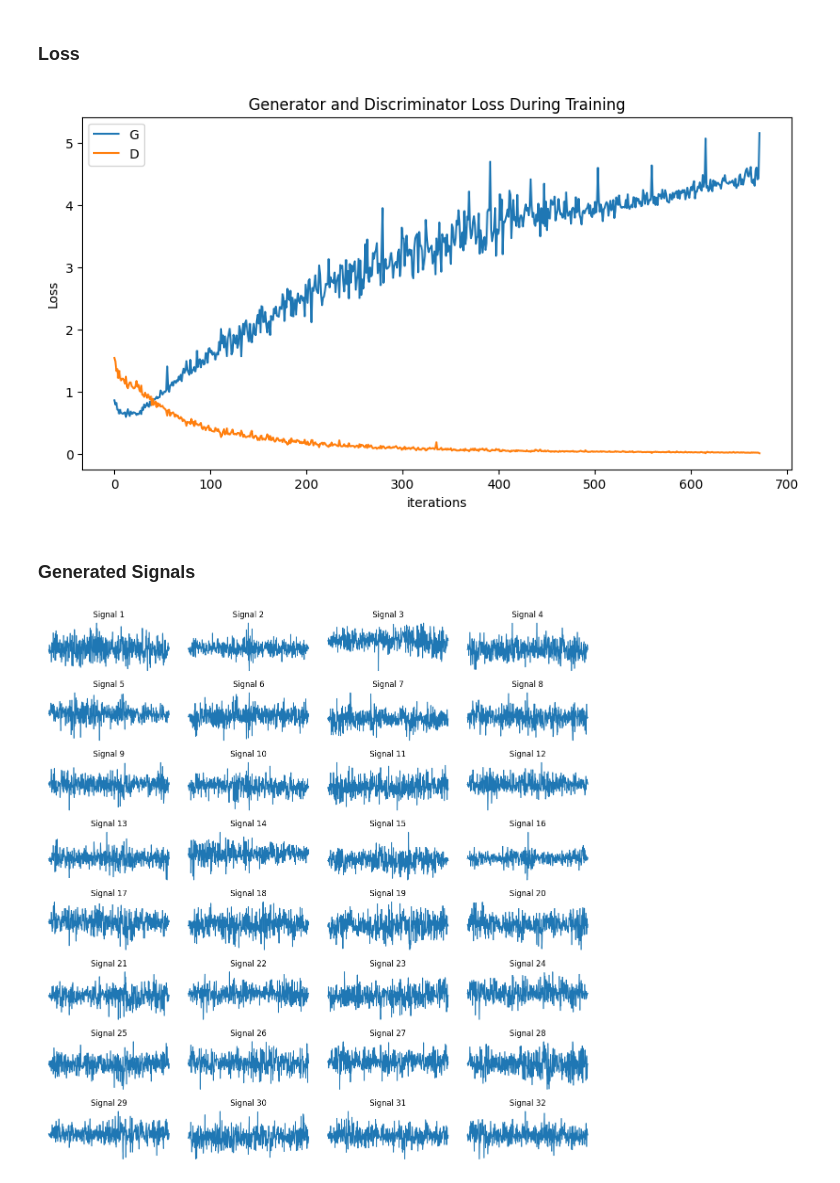
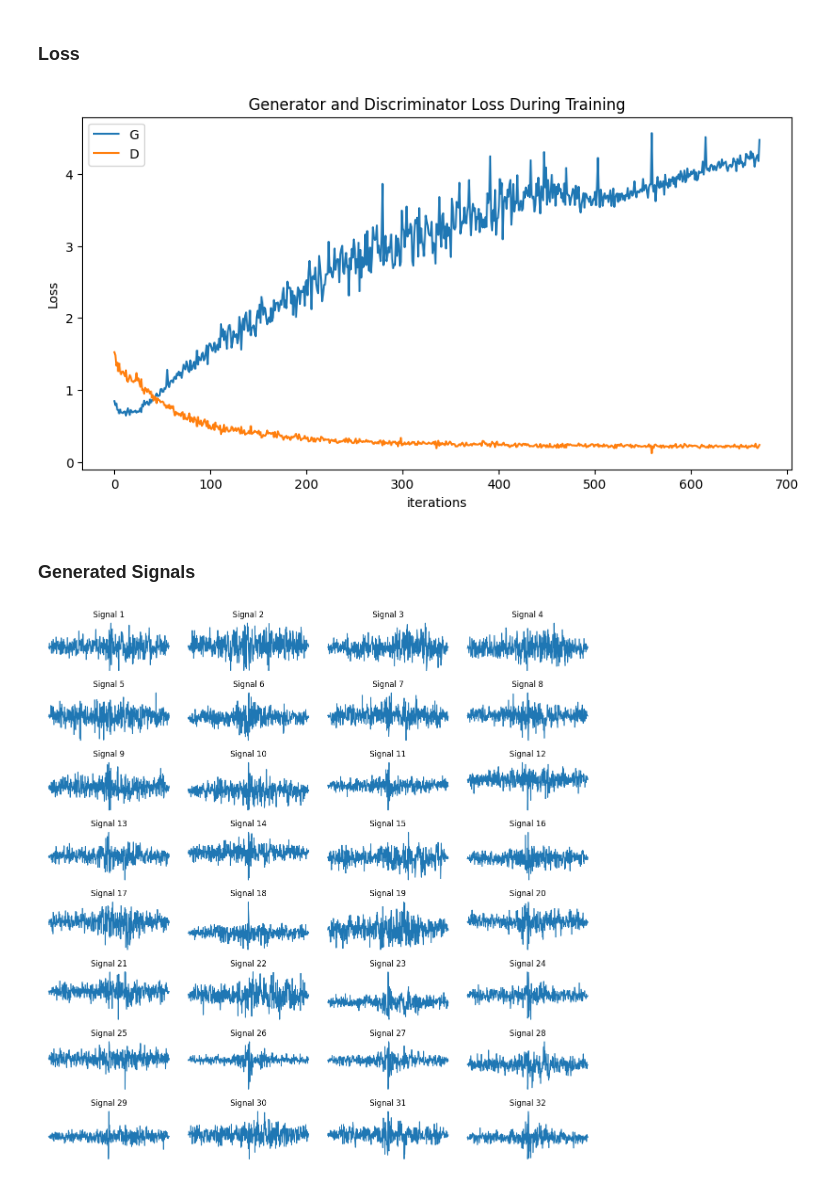
Before and after one commit to the-tarin/gw-generative-models, a Jupyter notebook: generated-data/gw-gans.ipynb, the cells around one changed output. Cells and saved outputs as stored; diff of their text form; code cells hidden in the pictures.

Commit message:
add soft labelling for discriminator

```diff
--- a/generated-data/gw-gans.ipynb
+++ b/generated-data/gw-gans.ipynb
@@ -288,7 +288,7 @@ criterion = nn.BCELoss()
 fixed_noise = torch.randn(batch_size, nz, 1, device=device)
 
 # Establish convention for real and fake labels during training
-real_label = 0.
+real_label = random.uniform(0,0.1)
 fake_label = 1.
 
 # Setup Adam optimizers for both G and D
@@ -323,9 +323,12 @@ for epoch in range(num_epochs):
         real_gpu = data.to(device)
         # print(real_gpu.shape)
         b_size = real_gpu.size(0)
-        label = torch.full((b_size,), real_label, dtype=torch.float, device=device)
+
+        # label = torch.full((b_size,), real_label, dtype=torch.float, device=device)
+        # soft labelling: uniform distribution of labels from 0.0 - 0.1 for discriminator
+        label = torch.FloatTensor(b_size).uniform_(0, 0.1).to(device)
+
         # Forward pass real batch through D
-
         output = netD(real_gpu).view(-1)
         # print(output)
         # Calculate loss on all-real batch
@@ -458,26 +461,26 @@ plt.ylabel("Loss")
 plt.legend()
 plt.show()
 # %% [output]
-[figure, old version]
+[figure, new version]
 # %% [markdown]
 ### Generated Signals
 # %%
-batch = signal_list[11]
+batch = signal_list[3]
 
 # plotting a single batch
 def plot_waveforms(batch):
     fig, axs = plt.subplots(8, int(batch_size/8), figsize=(12, 12))
     axs = axs.ravel()
 
     for i in range(len(batch)):
         signal = batch[i].squeeze()
         axs[i].plot(signal)
         axs[i].set_title(f'Signal {i+1}')
         axs[i].axis('off')
 
     plt.tight_layout()
     plt.show()
 
 plot_waveforms(batch)
 # %% [output]
-[figure, old version]
+[figure, new version]
```
Also changed, not shown: parts of 3 cells of this notebook.
